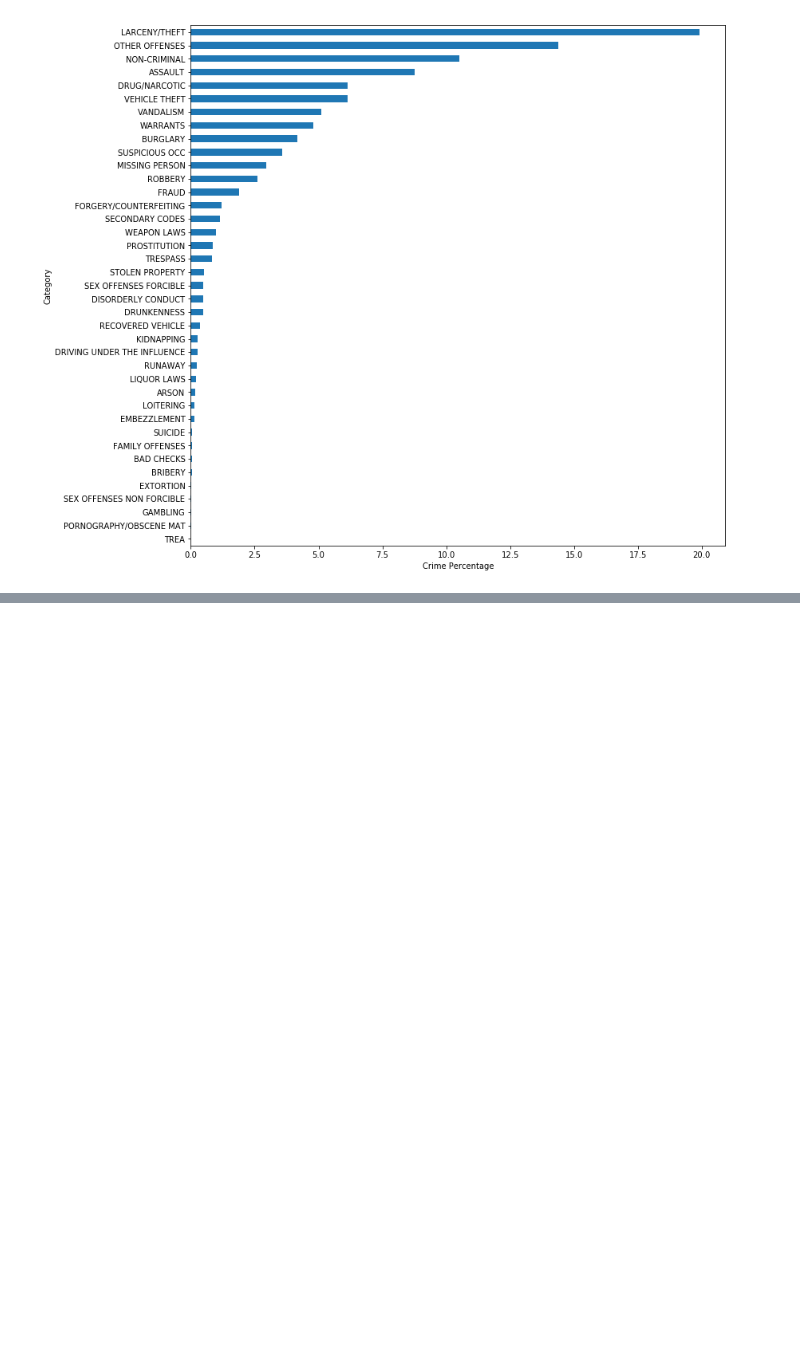
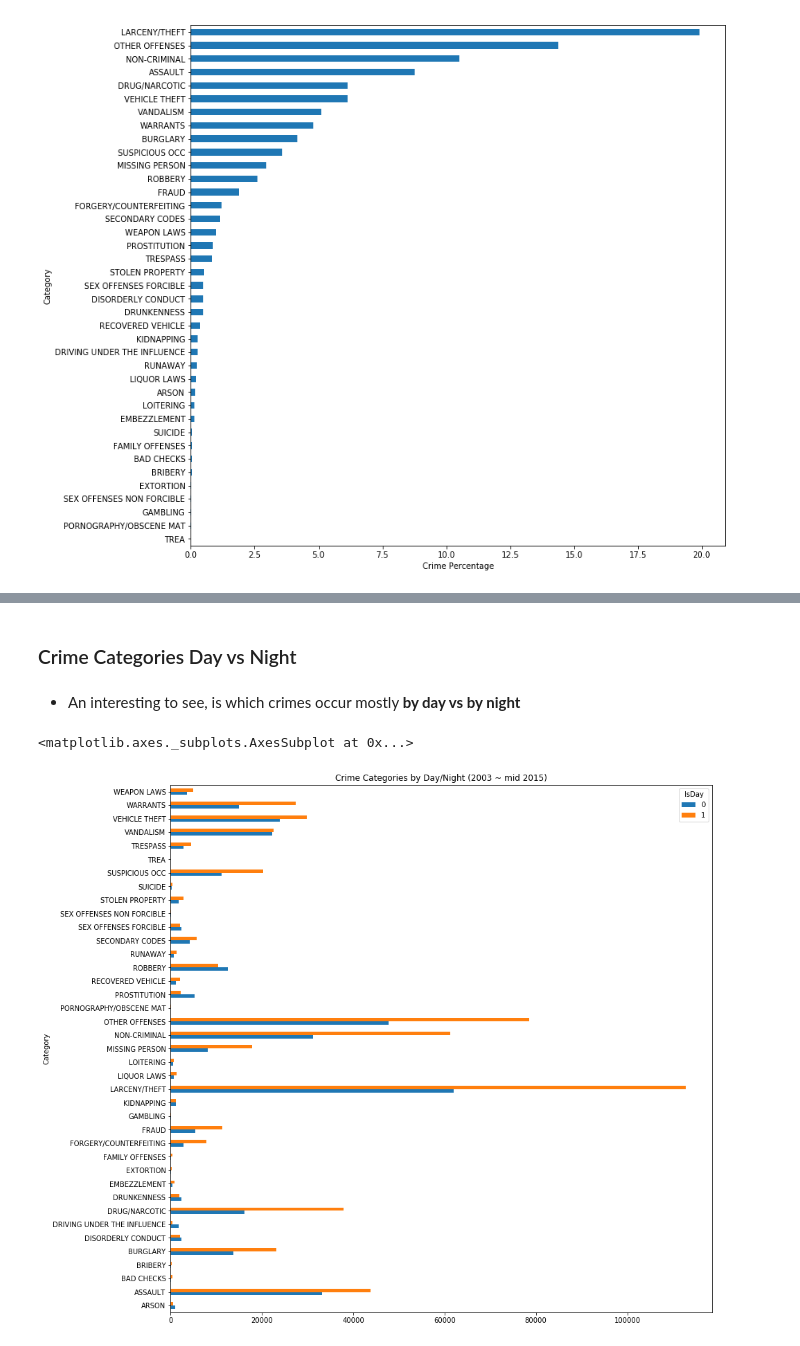
Before and after one commit to hamzael9/san-francisco-crime-classification, a Jupyter notebook: sf-crimes-feature-engineering-2-category.ipynb, the cells around one changed output, grey strips where cells are left out. Cells and saved outputs as stored; diff of their text form; code cells hidden in the pictures; blank space fills up the shorter version.

```diff
--- a/sf-crimes-feature-engineering-2-category.ipynb
+++ b/sf-crimes-feature-engineering-2-category.ipynb
@@ -67,0 +93,10 @@ ax.set_xlabel('Crime Percentage')
+# %% [markdown]
+### Crime Categories Day vs Night
+# %% [markdown]
+- An interesting to see, is which crimes occur mostly **by day vs by night**
+# %%
+ct = pd.crosstab(train_df.Category, train_df.IsDay)
+ct.plot(kind='barh', figsize=(14,14), title=f'Crime Categories by Day/Night (2003 ~ mid 2015)')
+# %% [output]
+<matplotlib.axes._subplots.AxesSubplot at 0x...>
+[figure, added]
```
Also changed, not shown: parts of 15 cells of this notebook.
